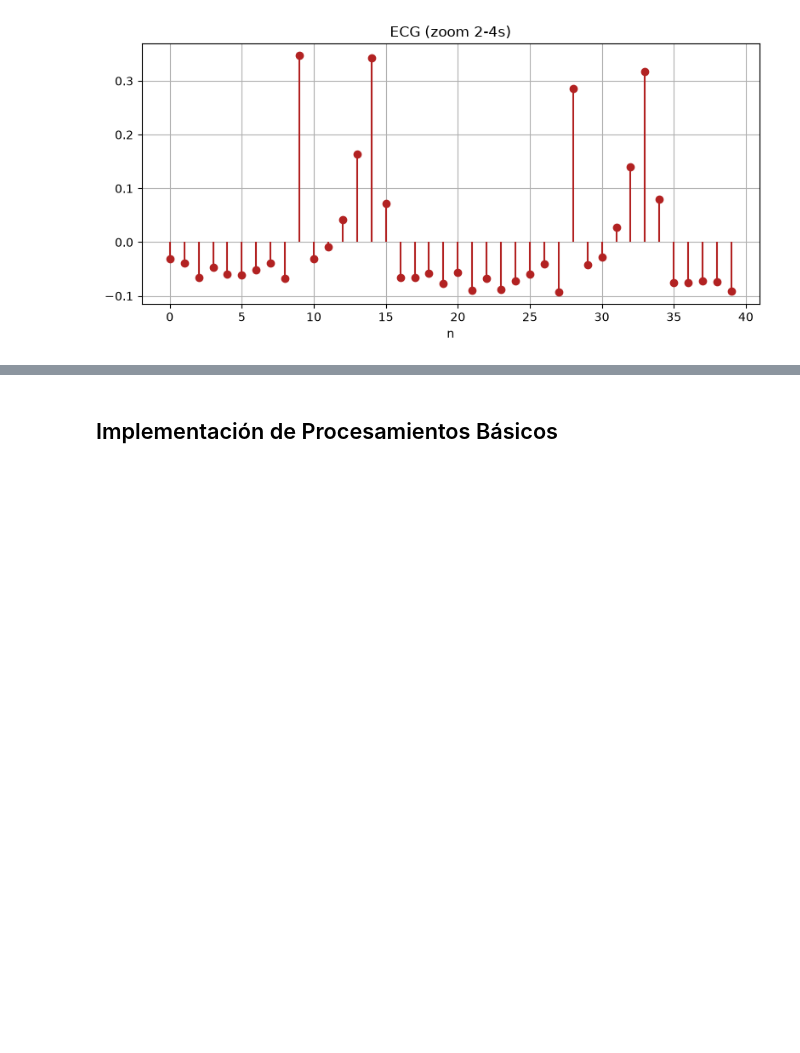
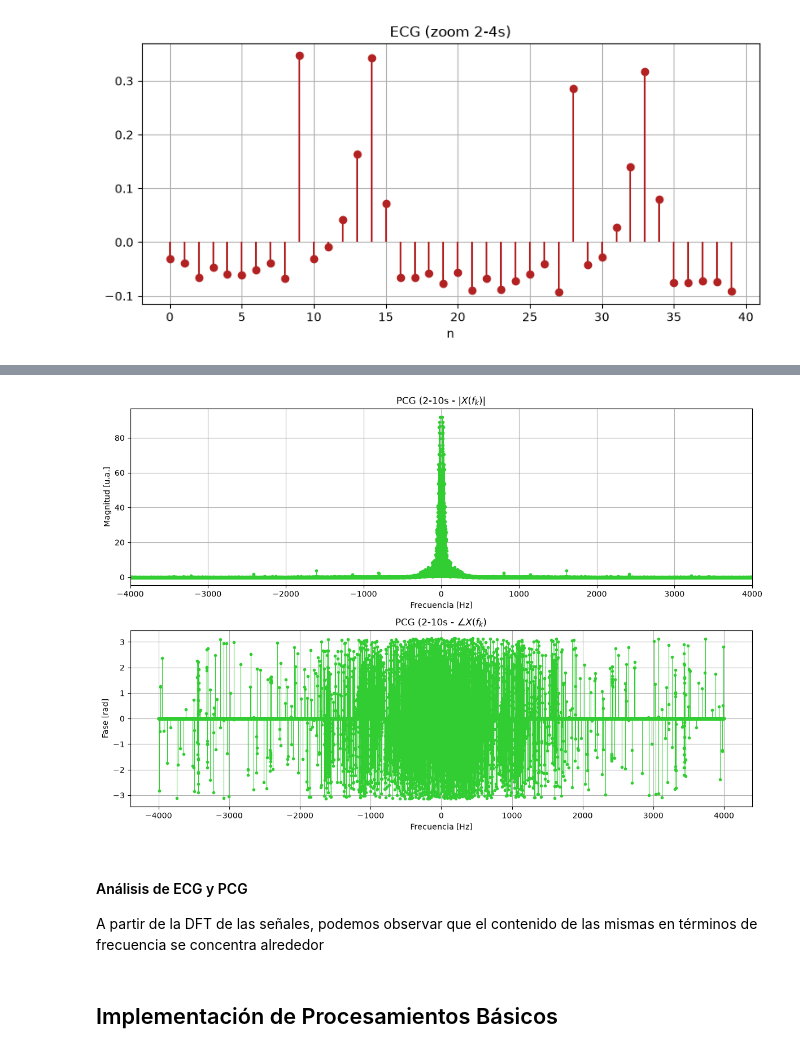
Before and after one commit to anita476/TPS-SenialesYSistemas-16.68, a Jupyter notebook: TP2_SeñalesYSistemas_G10.ipynb, the cells around one changed output, grey strips where cells are left out. Cells and saved outputs as stored; diff of their text form; code cells hidden in the pictures; blank space fills up the shorter version.

```diff
--- a/TP2_SeñalesYSistemas_G10.ipynb
+++ b/TP2_SeñalesYSistemas_G10.ipynb
@@ -260,3 +292,10 @@ def transform_fourier(signalI,fs):
+# %%
+fig, axs, (f, X) = plot_dtft(pcg_win, fs, titulo='PCG (2-10s', fmax=fs/2,color='limegreen')
+# %% [output]
+[figure, added]
+# %% [markdown]
+#### Análisis de ECG y PCG
+A partir de la DFT de las señales, podemos observar que el contenido de las mismas en términos de frecuencia se concentra alrededor
 # %% [markdown]
 ## Implementación de Procesamientos Básicos
 # %% [markdown]
```
Also changed, not shown: parts of 6 cells of this notebook.
